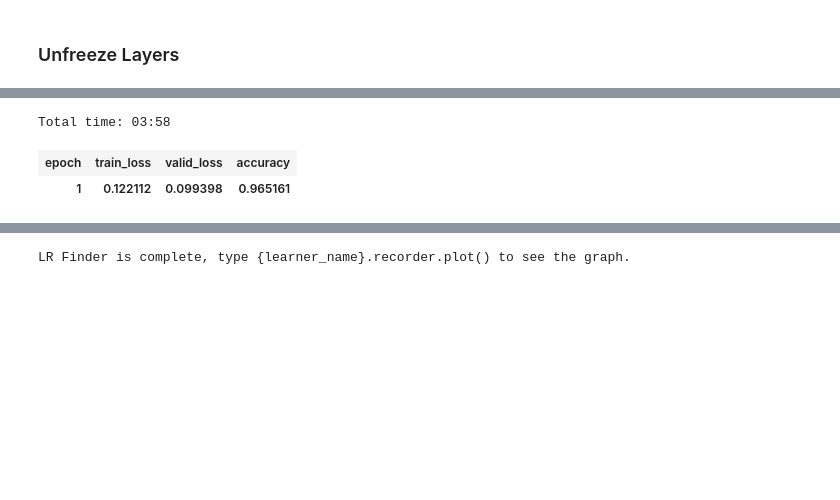
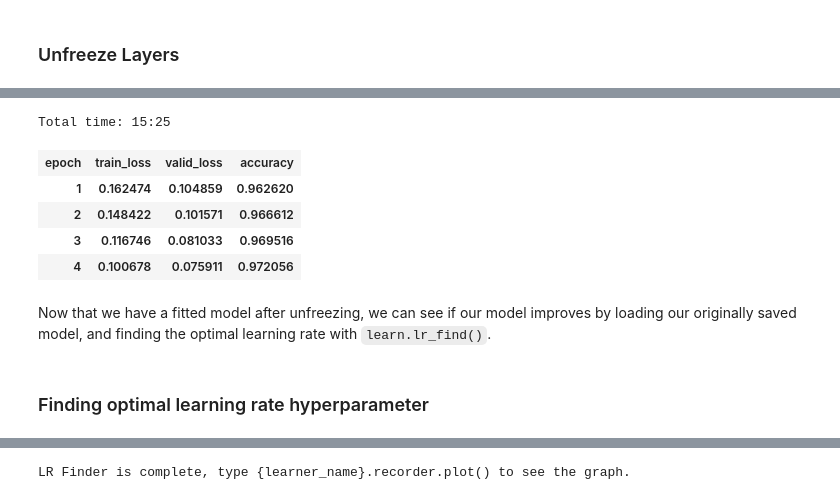
Before and after one commit to shaun-jacks/malaria_identify_kaggle, a Jupyter notebook: lesson1-application-malaria-detection.ipynb, the cells around one changed output, grey strips where cells are left out. Drawn from its saved outputs; the diff is of its cells as text; code cells hidden in the pictures; blank space fills up the shorter version.

```diff
--- a/lesson1-application-malaria-detection.ipynb
+++ b/lesson1-application-malaria-detection.ipynb
@@ -38,5 +43,5 @@ torch.cuda.is_available()
 # %% [markdown]
 We first create a *Path* object using `Path()` in order to view various characteristics about the organization of our data. To do so, we specify the location of our folder that holds the data in relation to our current working directory.
 # %%
-data_folder_location = '../../../kaggle_data/cell_images/'
+data_folder_location = '../kaggle_data/cell_images/'
 path = Path(data_folder_location)
@@ -191,12 +197,19 @@ Since our model is working as we expect it to, we will *unfreeze* our model and
 # %%
 learn.unfreeze()
 # %%
-learn.fit_one_cycle(1) # fit after unfreezing all layers
+learn.fit_one_cycle(4) # fit after unfreezing all layers
 # %% [output]
-Total time: 03:58
+Total time: 15:25
 | epoch | train_loss | valid_loss | accuracy |
-| 1 | 0.122112 | 0.099398 | 0.965161 |
+| 1 | 0.162474 | 0.104859 | 0.962620 |
+| 2 | 0.148422 | 0.101571 | 0.966612 |
+| 3 | 0.116746 | 0.081033 | 0.969516 |
+| 4 | 0.100678 | 0.075911 | 0.972056 |
 # %%
 learn.save('stage-1-unfreeze') # save model
+# %% [markdown]
+Now that we have a fitted model after unfreezing, we can see if our model improves by loading our originally saved model, and finding the optimal learning rate with `learn.lr_find()`.
 # %%
 learn.load('stage-1'); # load previous model
+# %% [markdown]
+### Finding optimal learning rate hyperparameter
```
Also changed, not shown: parts of 40 cells of this notebook.
